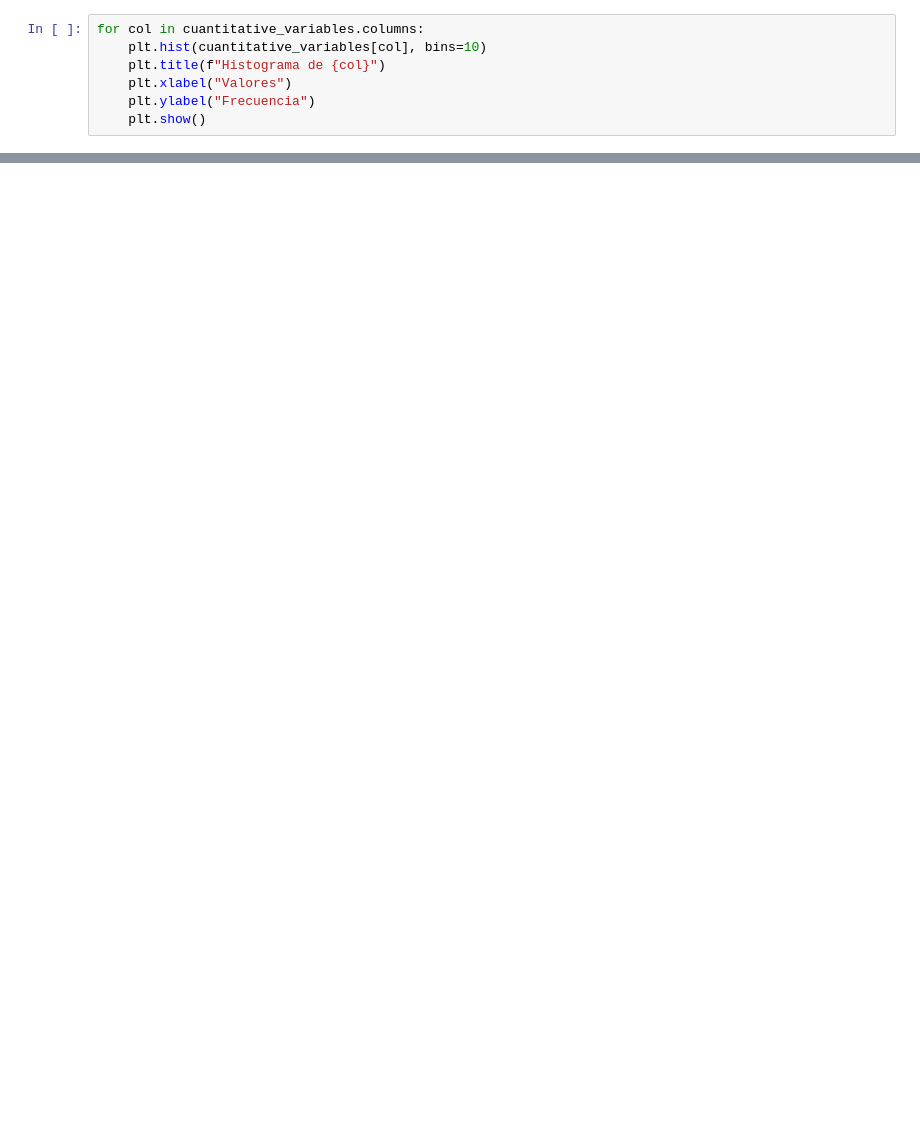
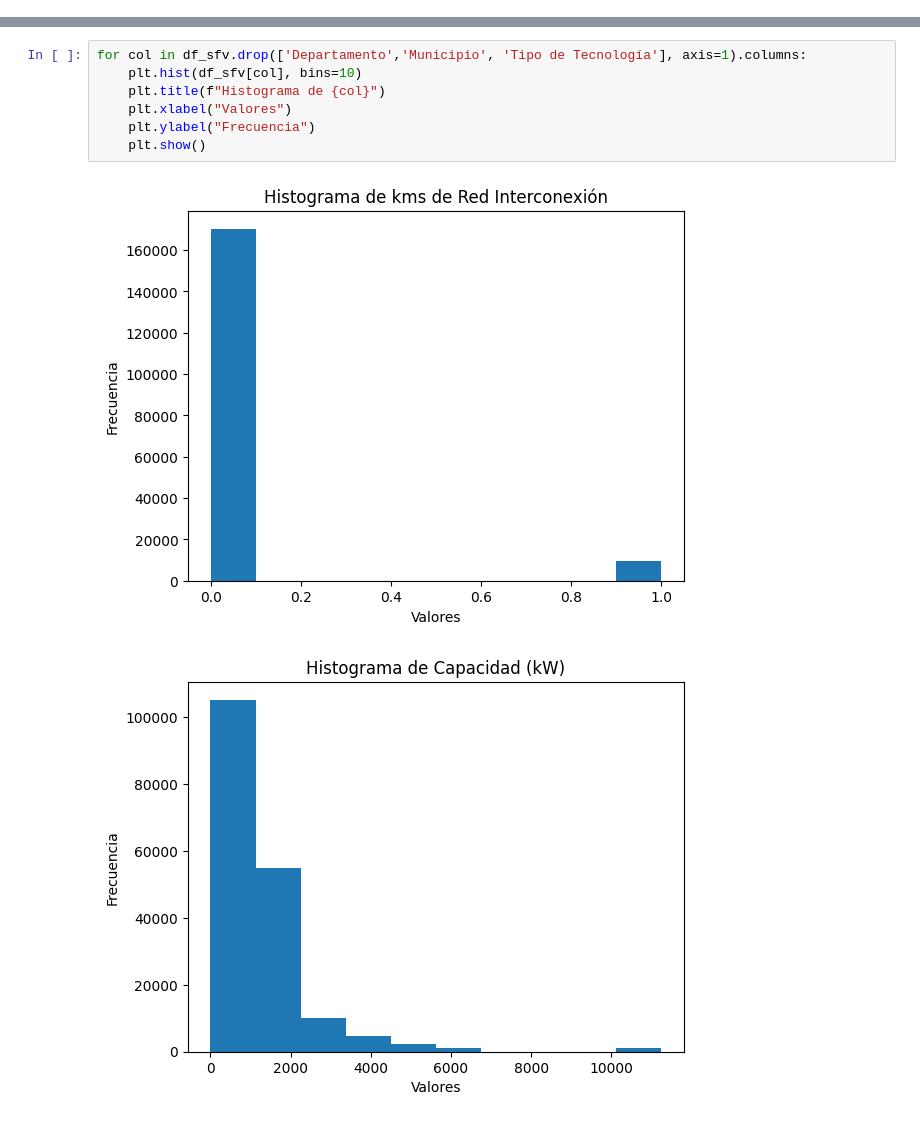
Before and after one commit to Lau-Gonz/data_nzes, a Jupyter notebook: NZES_Analisis_Datos.ipynb, the cells around one changed output, grey strips where cells are left out. Saved outputs shown, nothing was run; the diff lists cells and outputs as text; blank space fills up the shorter version.

```diff
--- a/NZES_Analisis_Datos.ipynb
+++ b/NZES_Analisis_Datos.ipynb
@@ -120,7 +118,0 @@ Cuando hay una variable con muchos datos atípicos en un boxplot de varias varia
-# %%
-for col in cuantitative_variables.columns:
-    plt.hist(cuantitative_variables[col], bins=10)
-    plt.title(f"Histograma de {col}")
-    plt.xlabel("Valores")
-    plt.ylabel("Frecuencia")
-    plt.show()
@@ -205,0 +244,10 @@ Si el coeficiente de correlación es cercano a 0, entonces no existe una relaci
+# %%
+for col in df_sfv.drop(['Departamento','Municipio', 'Tipo de Tecnología'], axis=1).columns:
+    plt.hist(df_sfv[col], bins=10)
+    plt.title(f"Histograma de {col}")
+    plt.xlabel("Valores")
+    plt.ylabel("Frecuencia")
+    plt.show()
+# %% [output]
+[figure, added]
+[figure, added]
```
Also changed, not shown: parts of 85 cells of this notebook, 4 other files.
